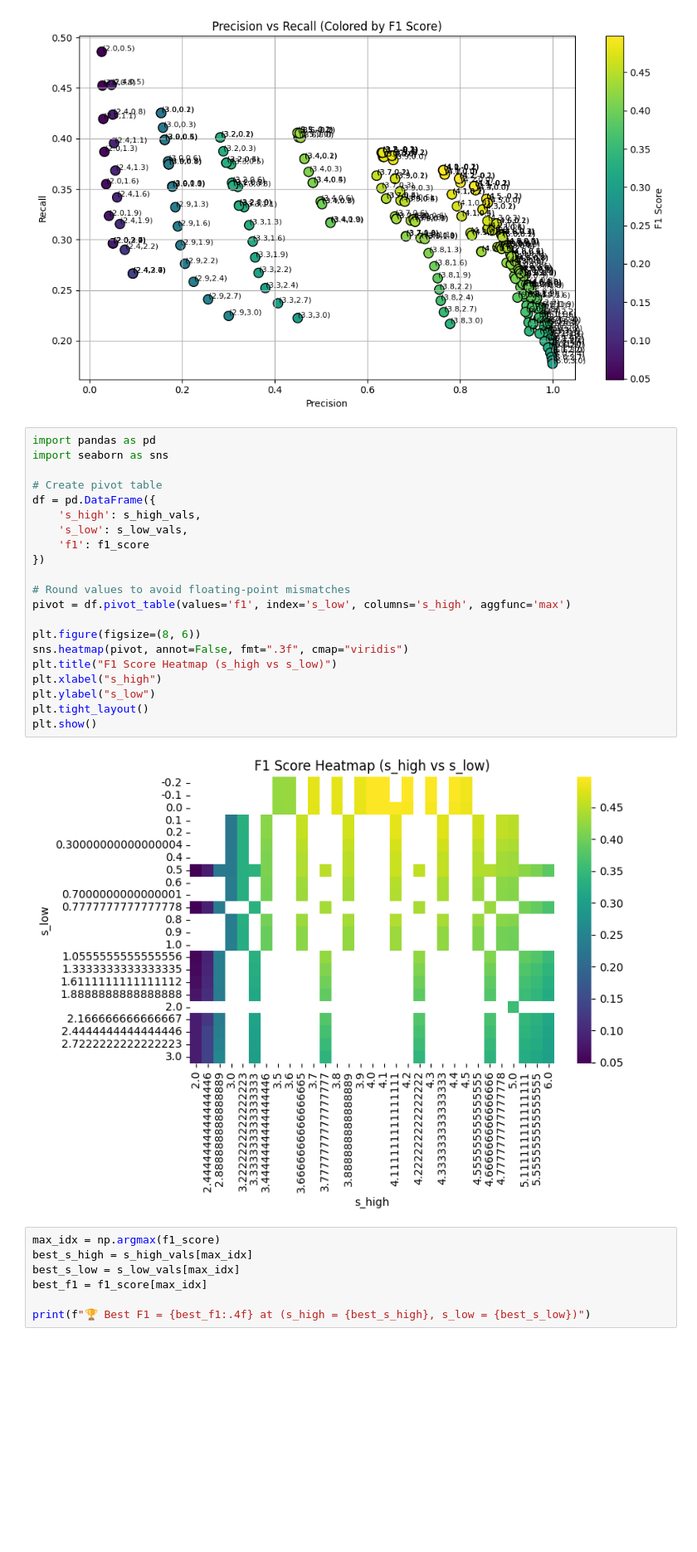
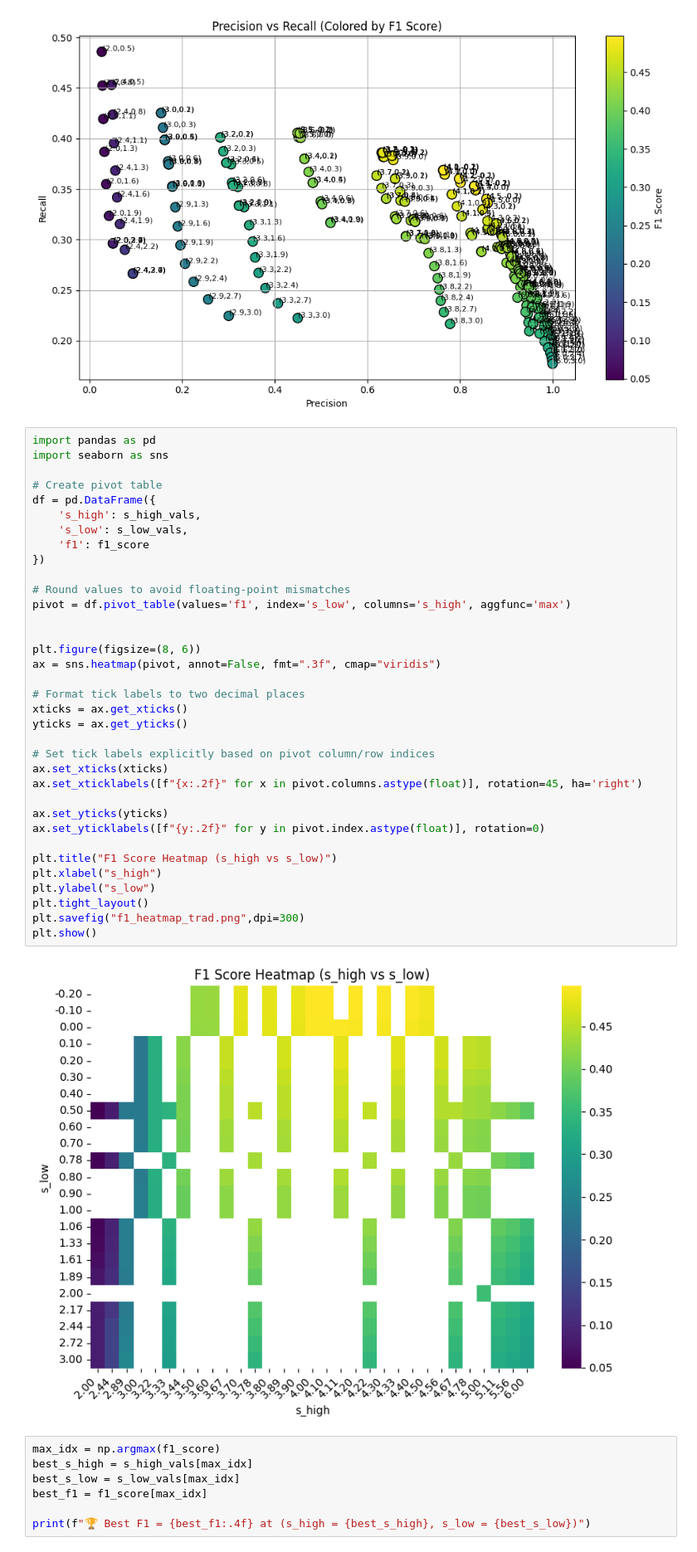
Before and after one commit to mking99456/Ar39-CNN, a Jupyter notebook: Threshold_Selection.ipynb, the cells around one changed output. Shown at 83% size. Cells and saved outputs as stored; diff of their text form; blank space fills up the shorter version.

Commit message:
Updated training notebooks and lots of plots

```diff
--- a/Threshold_Selection.ipynb
+++ b/Threshold_Selection.ipynb
@@ -173,26 +173,40 @@ plt.show()
 # %%
 import pandas as pd
 import seaborn as sns
 
 # Create pivot table
 df = pd.DataFrame({
     's_high': s_high_vals,
     's_low': s_low_vals,
     'f1': f1_score
 })
 
 # Round values to avoid floating-point mismatches
 pivot = df.pivot_table(values='f1', index='s_low', columns='s_high', aggfunc='max')
 
+
 plt.figure(figsize=(8, 6))
-sns.heatmap(pivot, annot=False, fmt=".3f", cmap="viridis")
+ax = sns.heatmap(pivot, annot=False, fmt=".3f", cmap="viridis")
+
+# Format tick labels to two decimal places
+xticks = ax.get_xticks()
+yticks = ax.get_yticks()
+
+# Set tick labels explicitly based on pivot column/row indices
+ax.set_xticks(xticks)
+ax.set_xticklabels([f"{x:.2f}" for x in pivot.columns.astype(float)], rotation=45, ha='right')
+
+ax.set_yticks(yticks)
+ax.set_yticklabels([f"{y:.2f}" for y in pivot.index.astype(float)], rotation=0)
+
 plt.title("F1 Score Heatmap (s_high vs s_low)")
 plt.xlabel("s_high")
 plt.ylabel("s_low")
 plt.tight_layout()
+plt.savefig("f1_heatmap_trad.png",dpi=300)
 plt.show()
 # %% [output]
-[figure, old version]
+[figure, new version]
 # %%
 max_idx = np.argmax(f1_score)
 best_s_high = s_high_vals[max_idx]
```
Also changed, not shown: parts of 1 cell of this notebook, 5 other files.
